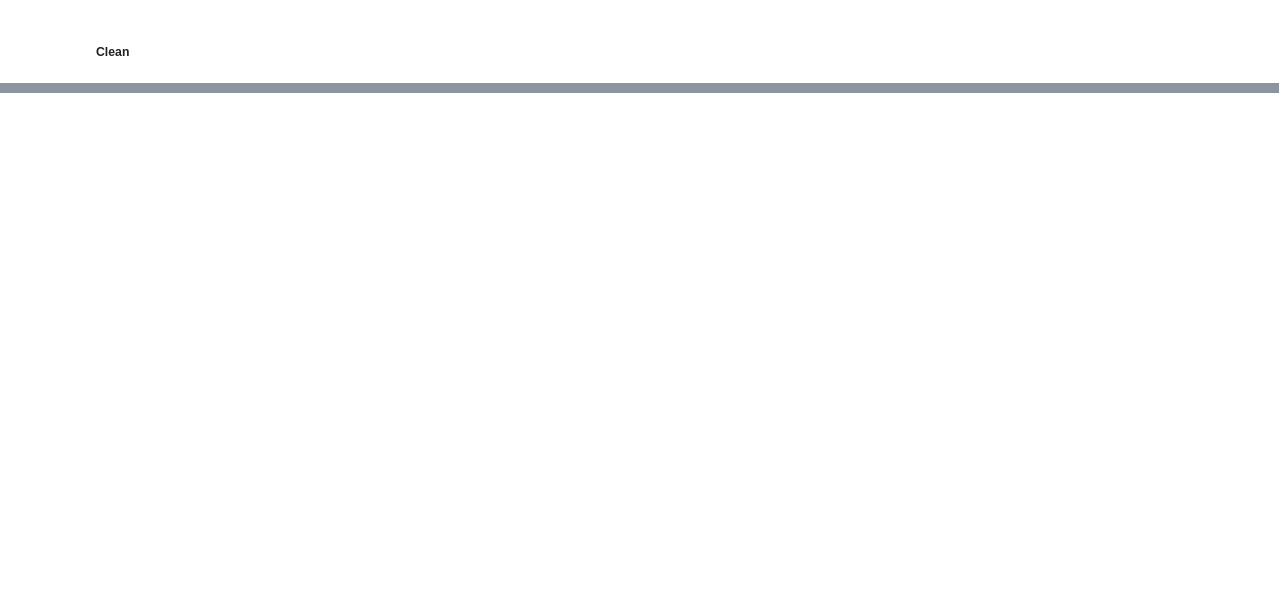
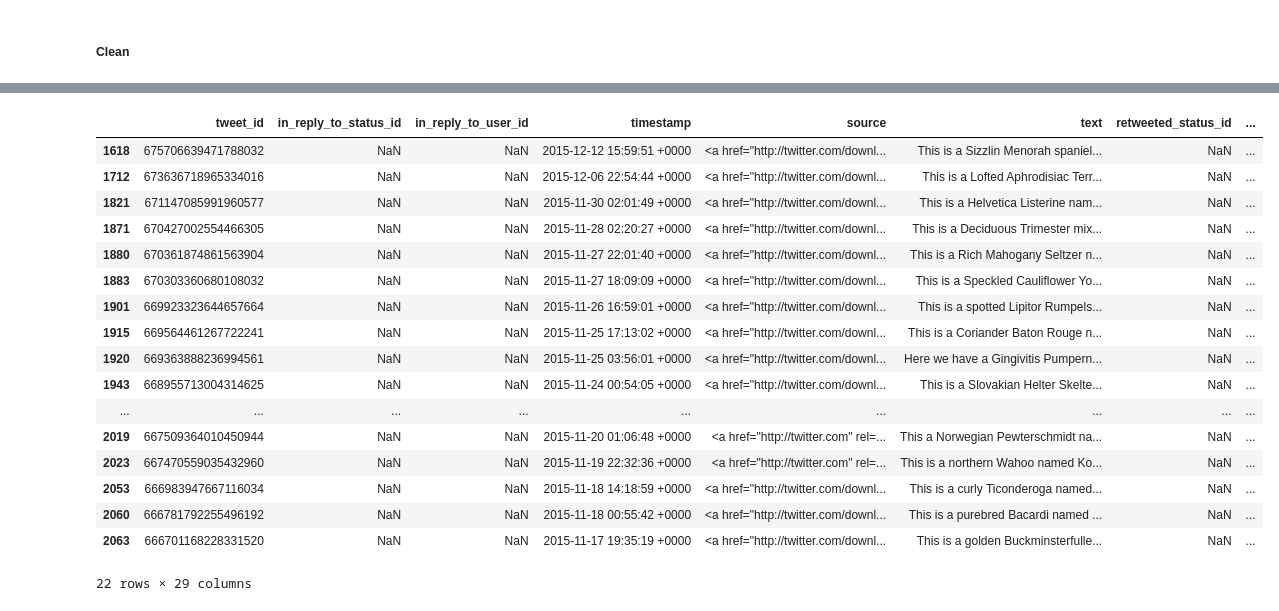
Before and after one commit to cb1118/dataAnalyst, a Jupyter notebook: dataWrangling/project/wrangle_act.ipynb, the cells around one changed output, grey strips where cells are left out. Drawn from its saved outputs; the diff is of its cells as text; code cells hidden in the pictures; blank space fills up the shorter version.

```diff
--- a/dataWrangling/project/wrangle_act.ipynb
+++ b/dataWrangling/project/wrangle_act.ipynb
@@ -594,0 +599,2 @@ Name: dog_rating, Length: 2105, dtype: float64
+# %%
+tw_arch_clean = pd.merge(tw_arch_clean, tw_image_clean, on='tweet_id', how='left')
@@ -746,13 +786,3 @@ tw_arch_clean.head(10)
 Remove dog names which are not valid based on the parsing which was done to extract dog names.  Remove dog names which begin with lower case.  Add dog names based on conditions found which were not part of the extraction algorithm.
 # %% [markdown]
 ##### Clean
-# %%
-#tw_arch_tmp = tw_arch_clean.copy()
-#tw_arch_clean.loc[tw_arch_clean.name.str.islower()]['name'] = np.nan
-
-#df[df.y == 'N/A']['y'] = np.nan
-#tw_arch_clean.name.str.islower().sum()
-for row in tw_arch_clean.itertuples():
-    char_1 = row.name[:1]
-    if char_1.islower():
-        row.name = "None"
@@ -760,0 +789,12 @@ AttributeError: can't set attribute
+# %%
+#Generate dog names based on pattern of "*named [Dog Name].*"
+tw_arch_clean['namesearch'] = tw_arch_clean.text.str.extract('named\s+(\w+)\.', expand=True).astype('str')
+# %%
+# Remove innaccurate names; set names for values found with regex extract in previous step
+for row in tw_arch_clean.itertuples():
+    char_1 = row.name[:1]
+    newname = row.namesearch
+    if char_1.islower():
+        tw_arch_clean.loc[row.Index, 'name'] = "None"
+    if (newname != "nan"):
+        tw_arch_clean.loc[row.Index, 'name'] = newname
@@ -760,0 +823,21 @@ AttributeError: can't set attribute
+# %%
+tw_arch_clean[tw_arch_clean.namesearch == tw_arch_clean.name]
+# %% [output]
+|  | tweet_id | in_reply_to_status_id | in_reply_to_user_id | timestamp | source | text | retweeted_status_id | ... |
+| 1618 | 675706639471788032 | NaN | NaN | 2015-12-12 15:59:51 +0000 | <a href="http://twitter.com/downl... | This is a Sizzlin Menorah spaniel... | NaN | ... |
+| 1712 | 673636718965334016 | NaN | NaN | 2015-12-06 22:54:44 +0000 | <a href="http://twitter.com/downl... | This is a Lofted Aphrodisiac Terr... | NaN | ... |
+| 1821 | 671147085991960577 | NaN | NaN | 2015-11-30 02:01:49 +0000 | <a href="http://twitter.com/downl... | This is a Helvetica Listerine nam... | NaN | ... |
+| 1871 | 670427002554466305 | NaN | NaN | 2015-11-28 02:20:27 +0000 | <a href="http://twitter.com/downl... | This is a Deciduous Trimester mix... | NaN | ... |
+| 1880 | 670361874861563904 | NaN | NaN | 2015-11-27 22:01:40 +0000 | <a href="http://twitter.com/downl... | This is a Rich Mahogany Seltzer n... | NaN | ... |
+| 1883 | 670303360680108032 | NaN | NaN | 2015-11-27 18:09:09 +0000 | <a href="http://twitter.com/downl... | This is a Speckled Cauliflower Yo... | NaN | ... |
+| 1901 | 669923323644657664 | NaN | NaN | 2015-11-26 16:59:01 +0000 | <a href="http://twitter.com/downl... | This is a spotted Lipitor Rumpels... | NaN | ... |
+| 1915 | 669564461267722241 | NaN | NaN | 2015-11-25 17:13:02 +0000 | <a href="http://twitter.com/downl... | This is a Coriander Baton Rouge n... | NaN | ... |
+| 1920 | 669363888236994561 | NaN | NaN | 2015-11-25 03:56:01 +0000 | <a href="http://twitter.com/downl... | Here we have a Gingivitis Pumpern... | NaN | ... |
+| 1943 | 668955713004314625 | NaN | NaN | 2015-11-24 00:54:05 +0000 | <a href="http://twitter.com/downl... | This is a Slovakian Helter Skelte... | NaN | ... |
+| ... | ... | ... | ... | ... | ... | ... | ... | ... |
+| 2019 | 667509364010450944 | NaN | NaN | 2015-11-20 01:06:48 +0000 | <a href="http://twitter.com" rel=... | This a Norwegian Pewterschmidt na... | NaN | ... |
+| 2023 | 667470559035432960 | NaN | NaN | 2015-11-19 22:32:36 +0000 | <a href="http://twitter.com" rel=... | This is a northern Wahoo named Ko... | NaN | ... |
+| 2053 | 666983947667116034 | NaN | NaN | 2015-11-18 14:18:59 +0000 | <a href="http://twitter.com/downl... | This is a curly Ticonderoga named... | NaN | ... |
+| 2060 | 666781792255496192 | NaN | NaN | 2015-11-18 00:55:42 +0000 | <a href="http://twitter.com/downl... | This is a purebred Bacardi named ... | NaN | ... |
+| 2063 | 666701168228331520 | NaN | NaN | 2015-11-17 19:35:19 +0000 | <a href="http://twitter.com/downl... | This is a golden Buckminsterfulle... | NaN | ... |
+22 rows × 29 columns
```
Also changed, not shown: parts of 55 cells of this notebook, 1 other file.
